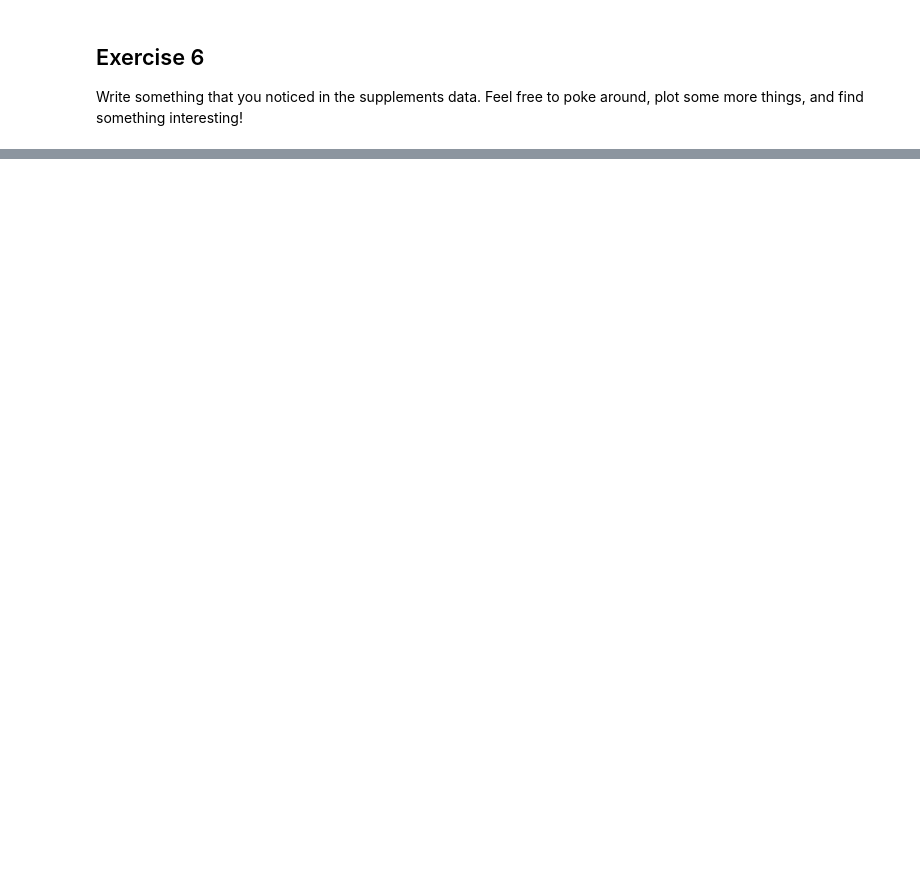
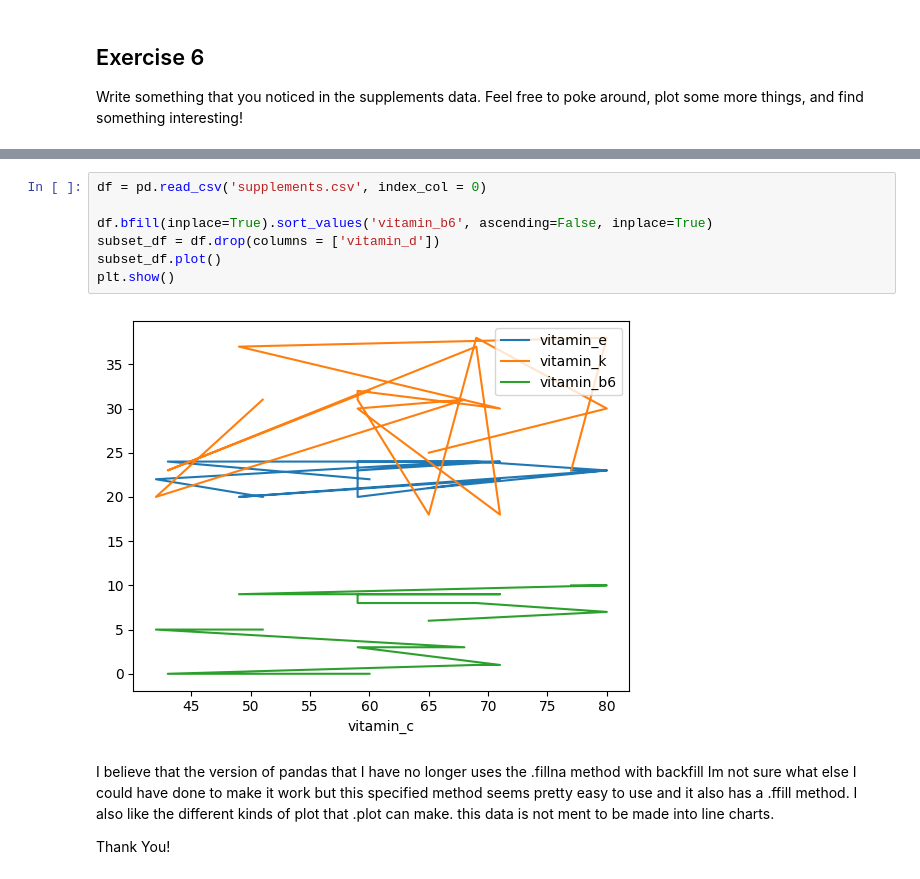
Before and after one commit to ziggster528491/cs-stat-180, a Jupyter notebook: labs/03-pandas.ipynb, the cells around one changed output, grey strips where cells are left out. Cells and saved outputs as stored; diff of their text form; blank space fills up the shorter version.

```diff
--- a/labs/03-pandas.ipynb
+++ b/labs/03-pandas.ipynb
@@ -189,0 +291,13 @@ Enter something cool that you found out here.
+# %%
+df = pd.read_csv('supplements.csv', index_col = 0)
+
+df.bfill(inplace=True).sort_values('vitamin_b6', ascending=False, inplace=True)
+subset_df = df.drop(columns = ['vitamin_d'])
+subset_df.plot()
+plt.show()
+# %% [output]
+[figure, added]
+# %% [markdown]
+I believe that the version of pandas that I have no longer uses the .fillna method with backfill Im not sure what else I could have done to make it work but this specified method seems pretty easy to use and it also has a .ffill method. I also like the different kinds of plot that .plot can make. this data is not ment to be made into line charts.
+
+Thank You!
```
Also changed, not shown: parts of 19 cells of this notebook, 3 other files.
